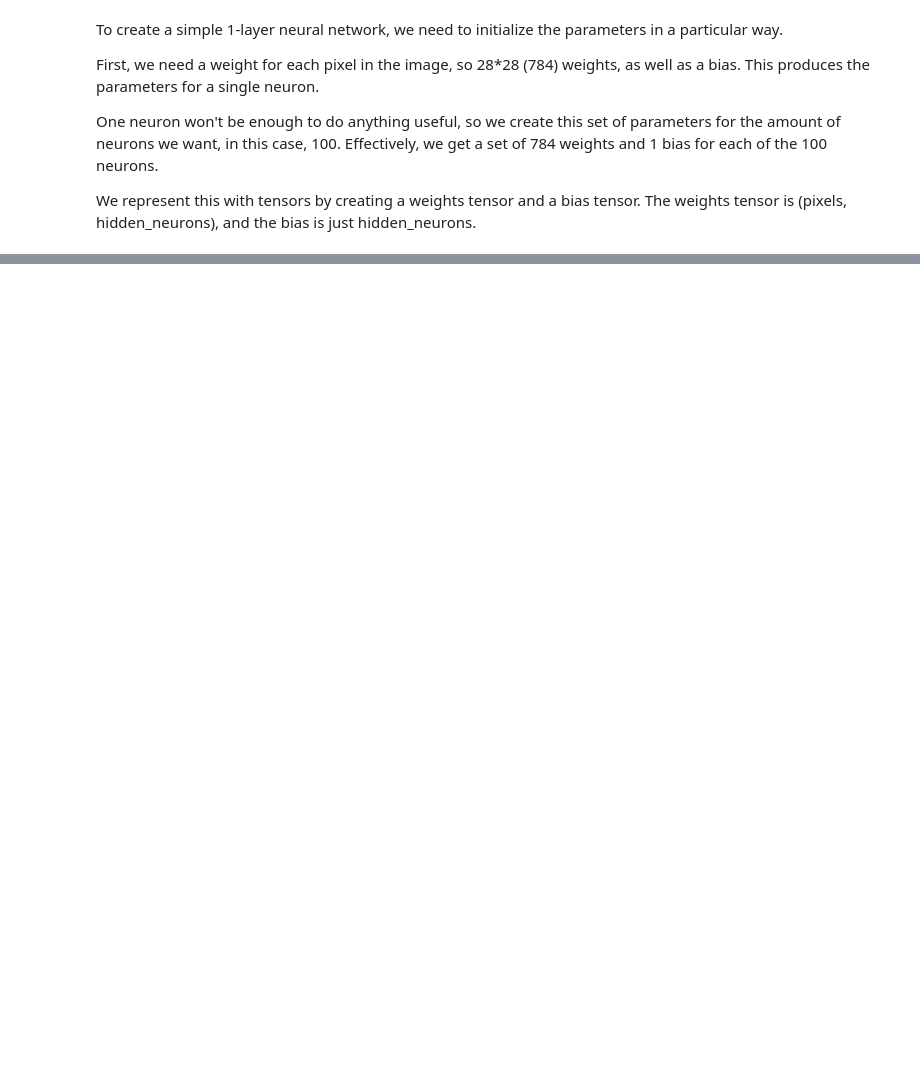
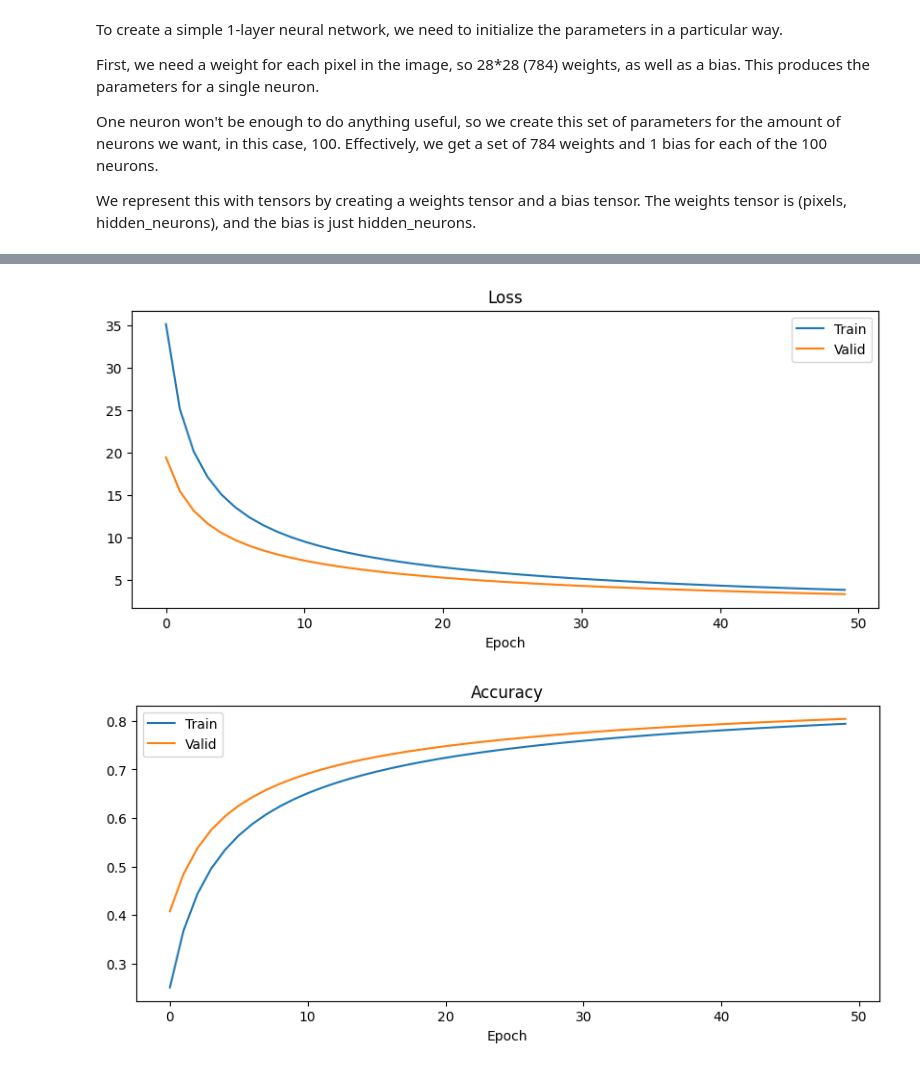
Before and after one commit to Daynil/course22, a Jupyter notebook: 04-mnist-3ways.ipynb, the cells around one changed output, grey strips where cells are left out. Cells and saved outputs as stored; diff of their text form; code cells hidden in the pictures; blank space fills up the shorter version.

```diff
--- a/04-mnist-3ways.ipynb
+++ b/04-mnist-3ways.ipynb
@@ -140,0 +141,3 @@ torch.Size([64, 10])
+# %%
+res = res@weights_layer_2 + bias_layer_2
+res.shape
@@ -141,2 +156,3 @@ torch.Size([64, 10])
 # %%
-final_preds = torch.nn.Softmax(dim=1)(preds2)
+res = torch.nn.Softmax(dim=1)(res)
+res[1]
@@ -151,0 +174,8 @@ preds2[0], final_preds[0]
+# %%
+def simple_net(image_batch):
+    res = image_batch@weights_layer_1 + bias_layer_1
+    res = torch.nn.ReLU()(res)
+    res = res@weights_layer_2 + bias_layer_2
+    # This needs to go later (cross entropy loss expects unnormalized logits)
+    # res = torch.nn.Softmax(dim=1)(res)
+    return res
@@ -151,0 +188,3 @@ preds2[0], final_preds[0]
+# %%
+def to_torch_tensor(xb: torch.Tensor, yb):
+    return torch.tensor(xb, device=device), torch.tensor(yb, device=device)
@@ -151,0 +287,21 @@ preds2[0], final_preds[0]
+# %%
+x = range(0, len(epoch_train_loss))
+plt.figure(figsize=(10, 4))
+plt.title('Loss')
+plt.xlabel('Epoch')
+plt.plot(x, epoch_train_loss, label="Train")
+plt.plot(x, epoch_valid_loss, label="Valid")
+plt.legend()
+plt.show()
+
+x = range(0, len(epoch_train_acc))
+plt.figure(figsize=(10, 4))
+plt.title('Accuracy')
+plt.xlabel('Epoch')
+plt.plot(x, epoch_train_acc, label="Train")
+plt.plot(x, epoch_valid_acc, label="Valid")
+plt.legend()
+plt.show()
+# %% [output]
+[figure, added]
+[figure, added]
```
Also changed, not shown: parts of 25 cells of this notebook.
